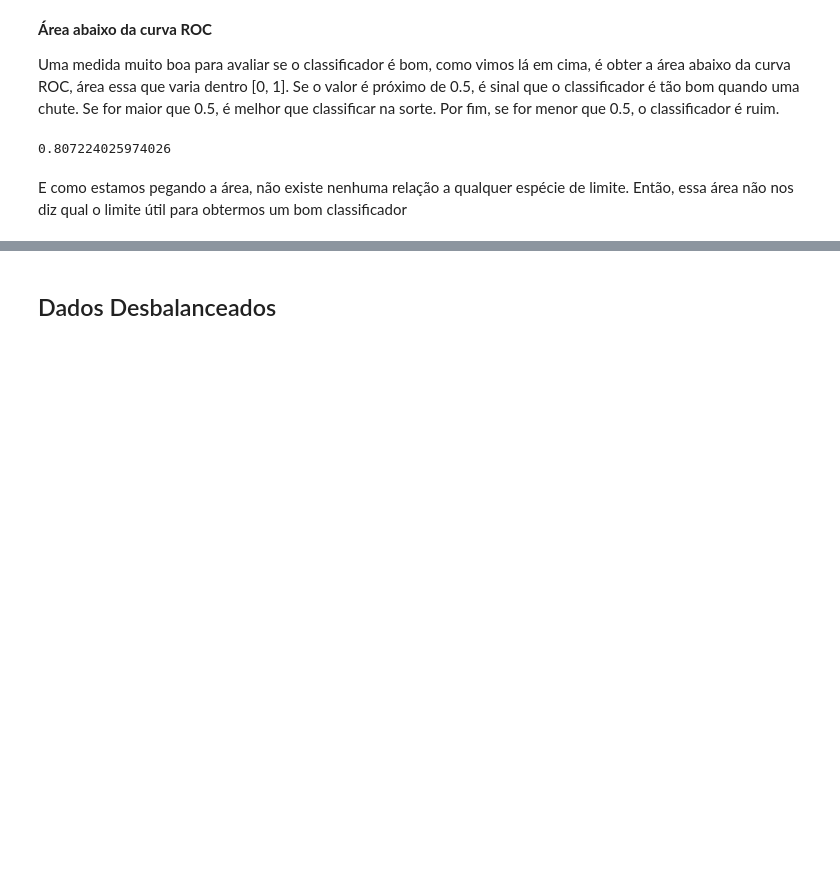
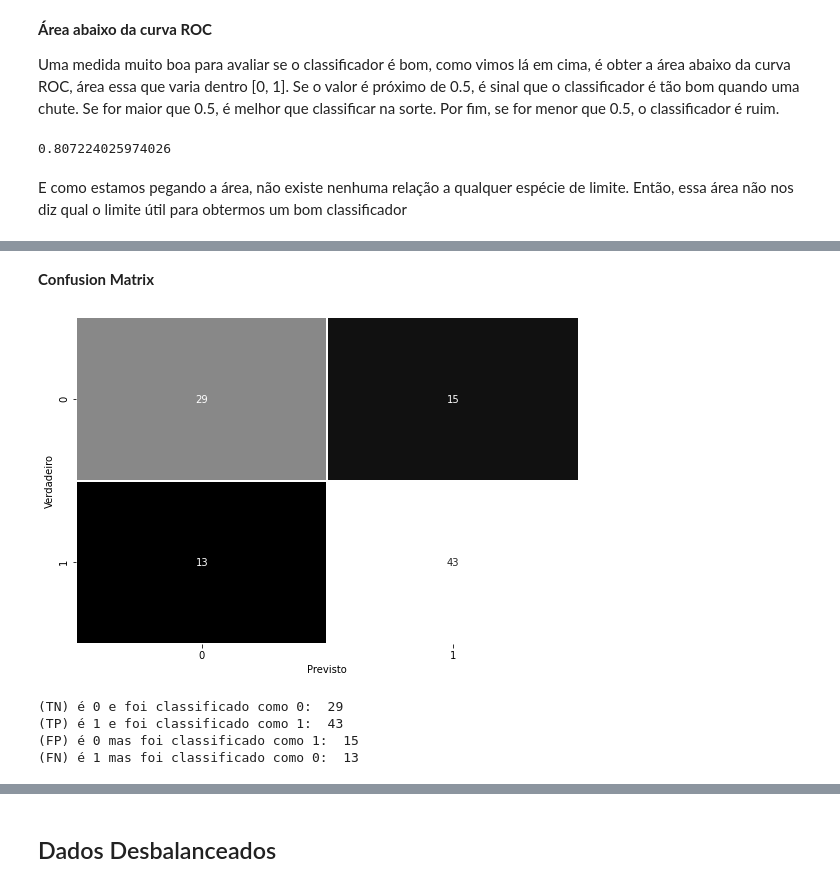
Before and after one commit to mikaelcordeiro/semanas, a Jupyter notebook: semana9/semana_9.ipynb, the cells around one changed output, grey strips where cells are left out. Drawn from its saved outputs; the diff is of its cells as text; code cells hidden in the pictures; blank space fills up the shorter version.

```diff
--- a/semana9/semana_9.ipynb
+++ b/semana9/semana_9.ipynb
@@ -566,0 +601,2 @@ E como estamos pegando a área, não existe nenhuma relação a qualquer espéci
+# %%
+previsto_knn = knn.predict(x_teste)
@@ -566,0 +618,14 @@ E como estamos pegando a área, não existe nenhuma relação a qualquer espéci
+# %% [markdown]
+**Confusion Matrix**
+# %%
+plt.figure(figsize=(9, 6))
+sns.heatmap(confusion_matrix(y_pred=previsto_knn, y_true=y_teste),
+            annot=True,
+            cmap='gray',
+            linewidths=.7,
+            cbar=False)
+plt.xlabel('Previsto')
+plt.ylabel('Verdadeiro')
+plt.show()
+# %% [output]
+[figure, added]
@@ -566,0 +634,10 @@ E como estamos pegando a área, não existe nenhuma relação a qualquer espéci
+# %%
+print(f'(TN) é 0 e foi classificado como 0: ', TN_knn)
+print(f'(TP) é 1 e foi classificado como 1: ', TP_knn)
+print(f'(FP) é 0 mas foi classificado como 1: ', FP_knn)
+print(f'(FN) é 1 mas foi classificado como 0: ', FN_knn)
+# %% [output]
+(TN) é 0 e foi classificado como 0:  29
+(TP) é 1 e foi classificado como 1:  43
+(FP) é 0 mas foi classificado como 1:  15
+(FN) é 1 mas foi classificado como 0:  13
```
Also changed, not shown: parts of 29 cells of this notebook.
